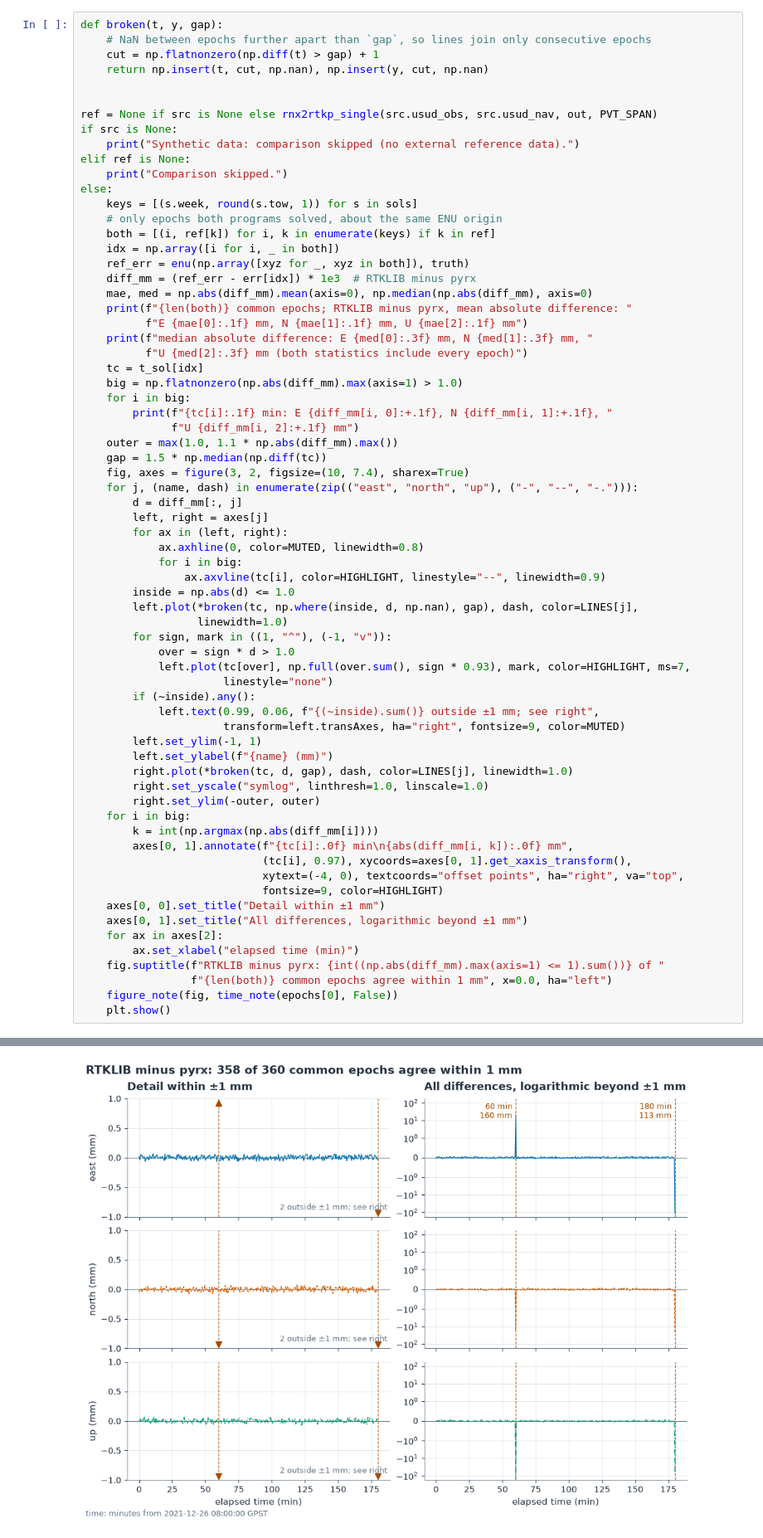
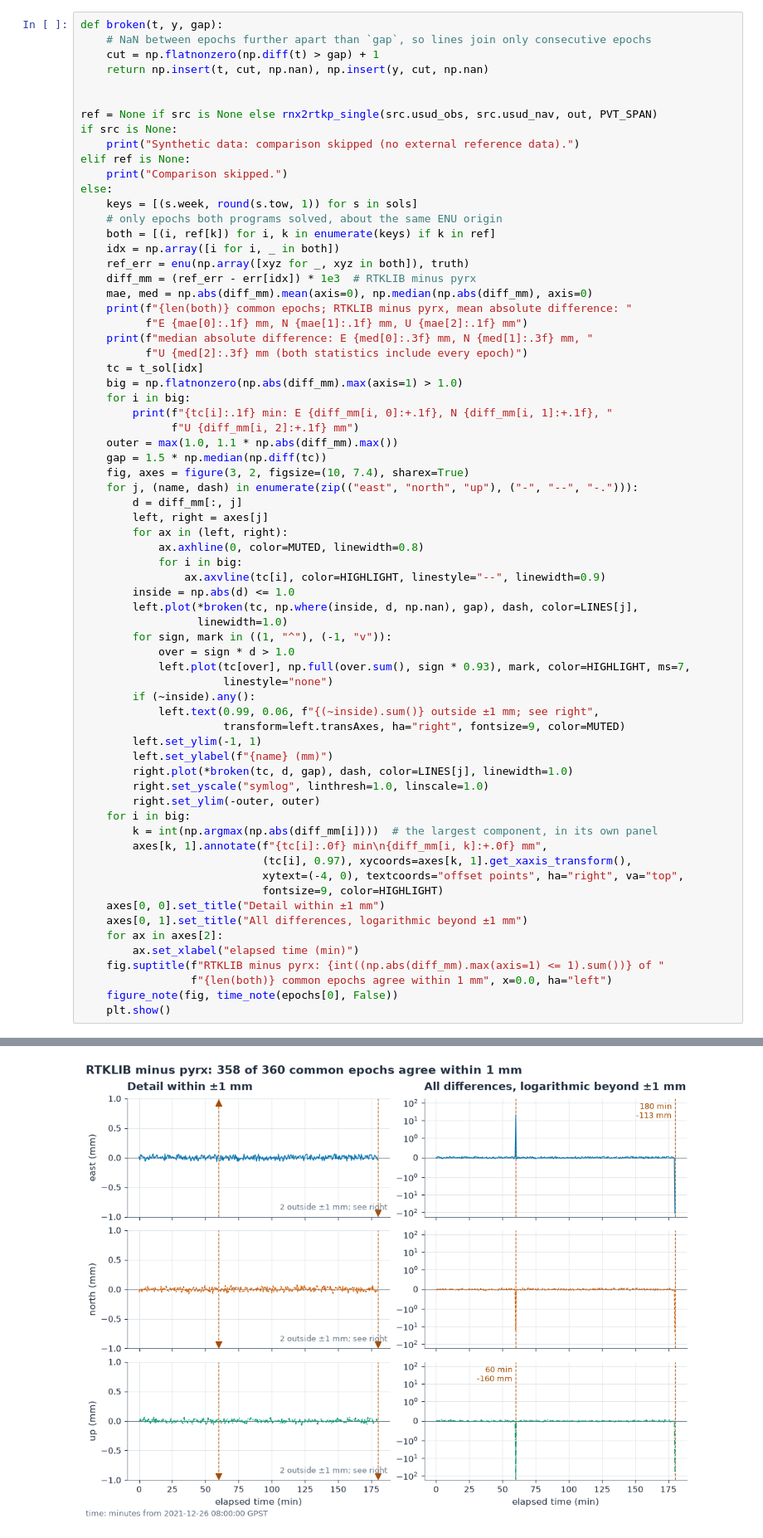
Before and after one commit to aklofas/purple-gnss, a Jupyter notebook: pyrx/notebooks/02-standalone-pvt.ipynb, the cells around one changed output, grey strips where cells are left out. Shown at 83% size. Drawn from its saved outputs; the diff is of its cells as text.

Commit message:
Label each RTKLIB difference in the panel of its component

```diff
--- a/pyrx/notebooks/02-standalone-pvt.ipynb
+++ b/pyrx/notebooks/02-standalone-pvt.ipynb
@@ -919,37 +921,37 @@ else:
         left.plot(*broken(tc, np.where(inside, d, np.nan), gap), dash, color=LINES[j],
                   linewidth=1.0)
         for sign, mark in ((1, "^"), (-1, "v")):
             over = sign * d > 1.0
             left.plot(tc[over], np.full(over.sum(), sign * 0.93), mark, color=HIGHLIGHT, ms=7,
                       linestyle="none")
         if (~inside).any():
             left.text(0.99, 0.06, f"{(~inside).sum()} outside ±1 mm; see right",
                       transform=left.transAxes, ha="right", fontsize=9, color=MUTED)
         left.set_ylim(-1, 1)
         left.set_ylabel(f"{name} (mm)")
         right.plot(*broken(tc, d, gap), dash, color=LINES[j], linewidth=1.0)
         right.set_yscale("symlog", linthresh=1.0, linscale=1.0)
         right.set_ylim(-outer, outer)
     for i in big:
-        k = int(np.argmax(np.abs(diff_mm[i])))
-        axes[0, 1].annotate(f"{tc[i]:.0f} min\n{abs(diff_mm[i, k]):.0f} mm",
-                            (tc[i], 0.97), xycoords=axes[0, 1].get_xaxis_transform(),
+        k = int(np.argmax(np.abs(diff_mm[i])))  # the largest component, in its own panel
+        axes[k, 1].annotate(f"{tc[i]:.0f} min\n{diff_mm[i, k]:+.0f} mm",
+                            (tc[i], 0.97), xycoords=axes[k, 1].get_xaxis_transform(),
                             xytext=(-4, 0), textcoords="offset points", ha="right", va="top",
                             fontsize=9, color=HIGHLIGHT)
     axes[0, 0].set_title("Detail within ±1 mm")
     axes[0, 1].set_title("All differences, logarithmic beyond ±1 mm")
     for ax in axes[2]:
         ax.set_xlabel("elapsed time (min)")
     fig.suptitle(f"RTKLIB minus pyrx: {int((np.abs(diff_mm).max(axis=1) <= 1).sum())} of "
                  f"{len(both)} common epochs agree within 1 mm", x=0.0, ha="left")
     figure_note(fig, time_note(epochs[0], False))
     plt.show()
 # %% [output]
 360 common epochs; RTKLIB minus pyrx, mean absolute difference: E 0.4 mm, N 0.1 mm, U 0.7 mm
 median absolute difference: E 0.022 mm, N 0.022 mm, U 0.019 mm (both statistics include every epoch)
 60.0 min: E +20.4, N -18.3, U -159.7 mm
 180.0 min: E -113.5, N -21.5, U -77.3 mm
-[figure, old version]
+[figure, new version]
 # %% [markdown]
 ## From code positioning to carrier phase
 
```
Also changed, not shown: parts of 4 cells of this notebook.
